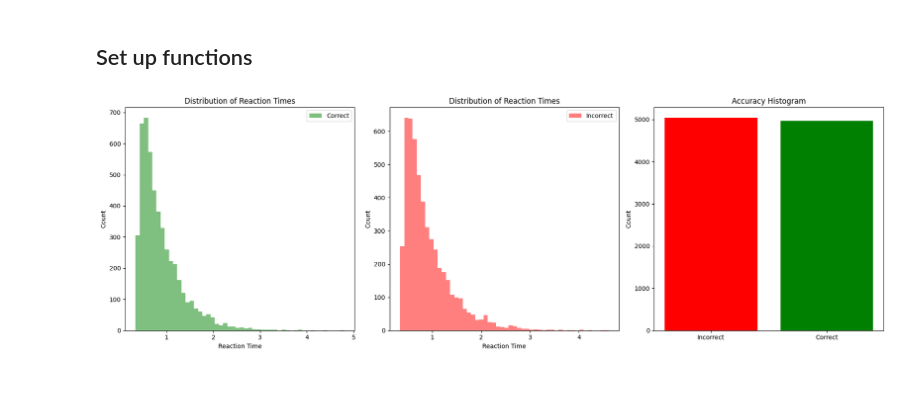
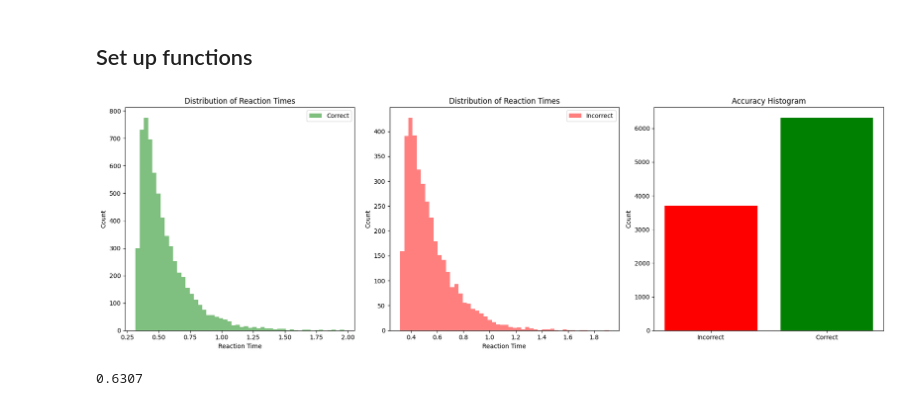
Before and after one commit to joachimvandekerckhove/ezbhddm, a Jupyter notebook: src/jags-ezbhddm.ipynb, the cells around one changed output. Saved outputs shown, nothing was run; the diff lists cells and outputs as text; code cells hidden in the pictures.

```diff
--- a/src/jags-ezbhddm.ipynb
+++ b/src/jags-ezbhddm.ipynb
@@ -12,70 +12,58 @@ from pprint import pprint
 # %% [markdown]
 ## Set up functions
 # %%
-import numpy as np
 from numba import jit
-import matplotlib.pyplot as plt
+import ctypes
 
-# Simulate DDM the dumb way
-@jit(nopython=True)
-def simulate_ddm(a, v, dt, max_steps):
-    """ Simulate a single DDM trial. """
-    x = 0.0
-    noise = np.random.randn(max_steps)
-    for j in range(max_steps):
-        x += v * dt + np.sqrt(dt) * noise[j]
-        if np.abs(x) >= a / 2:
-            return (j + 1) * dt, x
-    return (j + 1) * dt, x
+# You may need to compile ../c/wdm.so with:
+#   gcc -shared -o wdm.so wdm.c
+
+wdm = ctypes.CDLL('../c/wdm.so')
+wdm.rnd.argtypes = [ctypes.c_double, ctypes.c_double, ctypes.c_double, ctypes.c_double, ctypes.c_int]
+wdm.rnd.restype = ctypes.POINTER(ctypes.c_double)
 
 def wdmrnd(a, v, t, n):
-    dt = 0.001
-    max_steps = int(10 / dt)
-    rt = np.empty(n)
-    accuracy = np.empty(n)
-    end_values = np.empty(n)
+    y = np.ctypeslib.as_array(wdm.rnd(a, t, 0.5, v, n), shape=(n,))
+    return abs(y), (y > 0)
 
-    for i in range(n):
-        rt[i], end_x = simulate_ddm(a, v, dt, max_steps)
-        accuracy[i] = 1 if end_x > 0 else 0
-
-    rt += t
-    return rt, accuracy
-
-a = 1.50
-v = 0.00
+a = 1.00
+v = 0.50
 t = 0.30
 n = 10000
 
 rt, accuracy = wdmrnd(a, v, t, n)
 
 # Plot the distribution of reaction times
 plt.figure(figsize=(18, 6))
 plt.subplot(1, 3, 1)
 plt.hist(rt[accuracy == 1], bins=50, alpha=0.5, color='g', label='Correct')
 plt.title('Distribution of Reaction Times')
 plt.xlabel('Reaction Time')
 plt.ylabel('Count')
 plt.legend()
 
 plt.subplot(1, 3, 2)
 plt.hist(rt[accuracy == 0], bins=50, alpha=0.5, color='r', label='Incorrect')
 plt.title('Distribution of Reaction Times')
 plt.xlabel('Reaction Time')
 plt.ylabel('Count')
 plt.legend()
 
 # Plot the histogram of accuracies
 plt.subplot(1, 3, 3)
 plt.bar([0, 1], [(1-accuracy).sum(), accuracy.sum()], color=['r', 'g'])
 plt.xticks([0, 1], ['Incorrect', 'Correct'])
 plt.title('Accuracy Histogram')
 plt.ylabel('Count')
 
 plt.tight_layout()
 plt.show()
 # %% [output]
-[figure, old version]
+[figure, new version]
+# %%
+np.mean(accuracy.astype(int))
+# %% [output]
+0.6307
 # %%
 # Classes to do simulations
 
```
Also changed, not shown: parts of 11 cells of this notebook, 1 other file.
